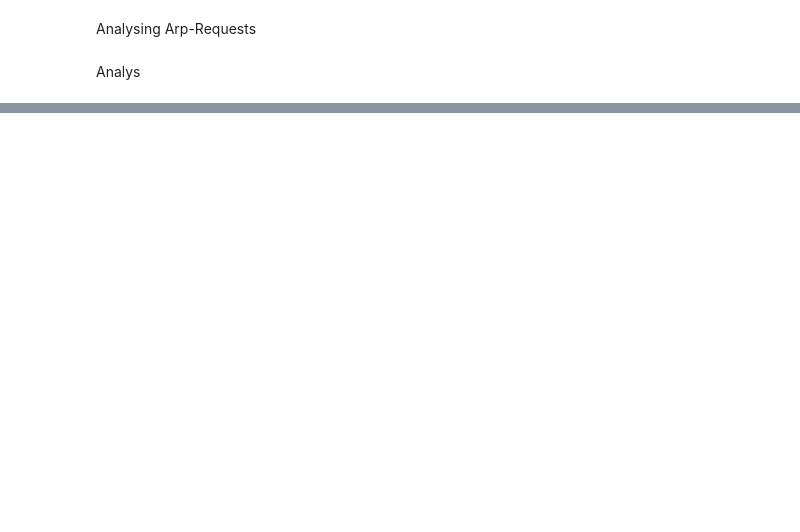
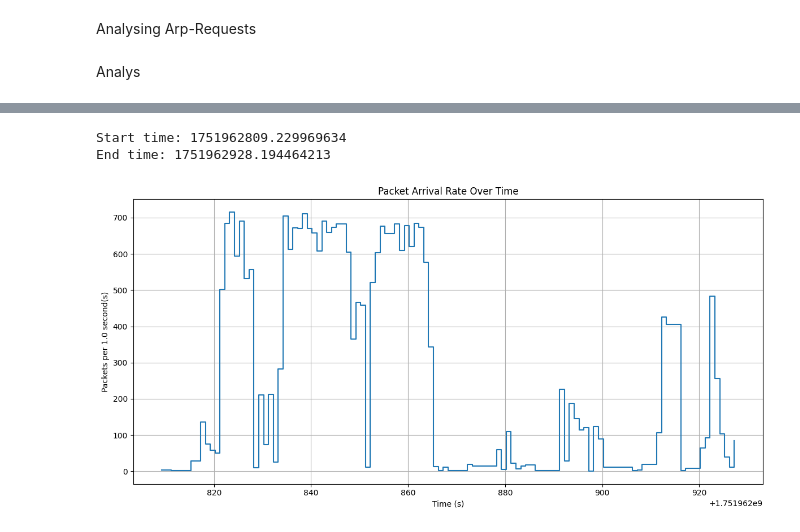
Before and after one commit to yusuferdemnacar/connected-mobility-basics-group-7, a Jupyter notebook: assignment-2/part2/analysis.ipynb, the cells around one changed output, grey strips where cells are left out. Saved outputs shown, nothing was run; the diff lists cells and outputs as text; code cells hidden in the pictures; blank space fills up the shorter version.

```diff
--- a/assignment-2/part2/analysis.ipynb
+++ b/assignment-2/part2/analysis.ipynb
@@ -118,0 +134,20 @@ DATA: 15 packets
+# %%
+def create_packetlist_by_protocol(packetlist: PacketList, highest_layer:dict):
+    protocol_packets = {}
+    for protocol, indexlist in highest_layer.items():
+        if protocol not in protocol_packets:
+            protocol_packets[protocol] = []
+        for index in indexlist:
+            if index < len(packetlist):
+                protocol_packets[protocol].append(packetlist[index])
+
+
+
+
+
+    return protocol_packets
+
+packetlist_by_protocol = create_packetlist_by_protocol(processed_packets, layer7_packets)
+print("Number of packets by Layer 7 protocol in Scapy PacketList:")
+for protocol, packets in packetlist_by_protocol.items():
+    print(f"{protocol}: {len(packets)} packets")
@@ -292,0 +443,40 @@ def chart_packets_over_time():
+# %%
+import matplotlib.pyplot as plt
+from collections import defaultdict
+
+def plot_packet_arrival_rate(packets, interval=1.0):
+    """
+    Plot packet arrival rate over time.
+
+    Parameters:
+        packets (list): List of Scapy packets (e.g., from rdpcap()).
+        interval (float): Bin size in seconds (default is 1.0).
+    """
+    if not packets:
+        raise ValueError("No packets provided.")
+
+    time_bins = defaultdict(int)
+    start_time = packets[0].time
+    print(f"Start time: {start_time}")
+    end_time = packets[-1].time
+    print(f"End time: {end_time}")
+    for pkt in packets:
+        bin_index = int((pkt.time - start_time) // interval)
+        time_bins[bin_index] += 1
+
+    times = [start_time + i * interval for i in sorted(time_bins)]
+    counts = [time_bins[i] for i in sorted(time_bins)]
+
+    plt.figure(figsize=(12, 6))
+    plt.plot(times, counts, drawstyle='steps-post')
+    plt.xlabel("Time (s)")
+    plt.ylabel(f"Packets per {interval} second(s)")
+    plt.title("Packet Arrival Rate Over Time")
+    plt.grid(True)
+    plt.tight_layout()
+    plt.show()
+plot_packet_arrival_rate(processed_packets, interval=1.0)
+# %% [output]
+Start time: 1751962809.229969634
+End time: 1751962928.194464213
+[figure, added]
```
Also changed, not shown: parts of 74 cells of this notebook, 53 other files.
